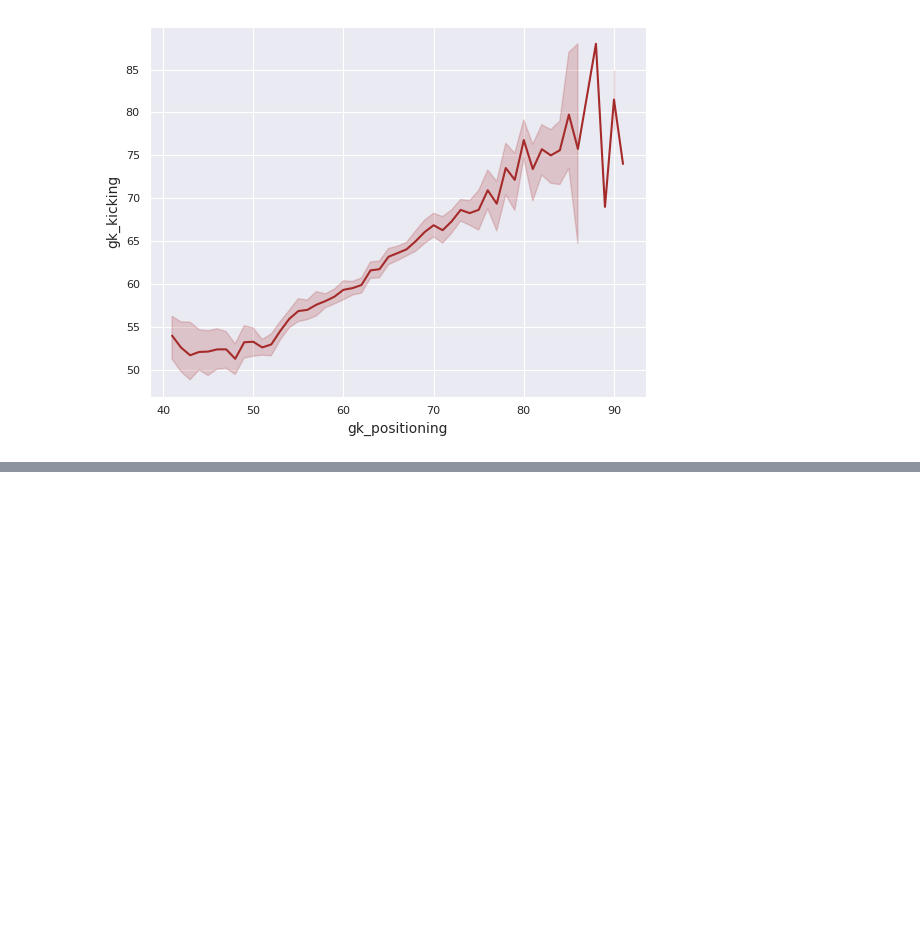
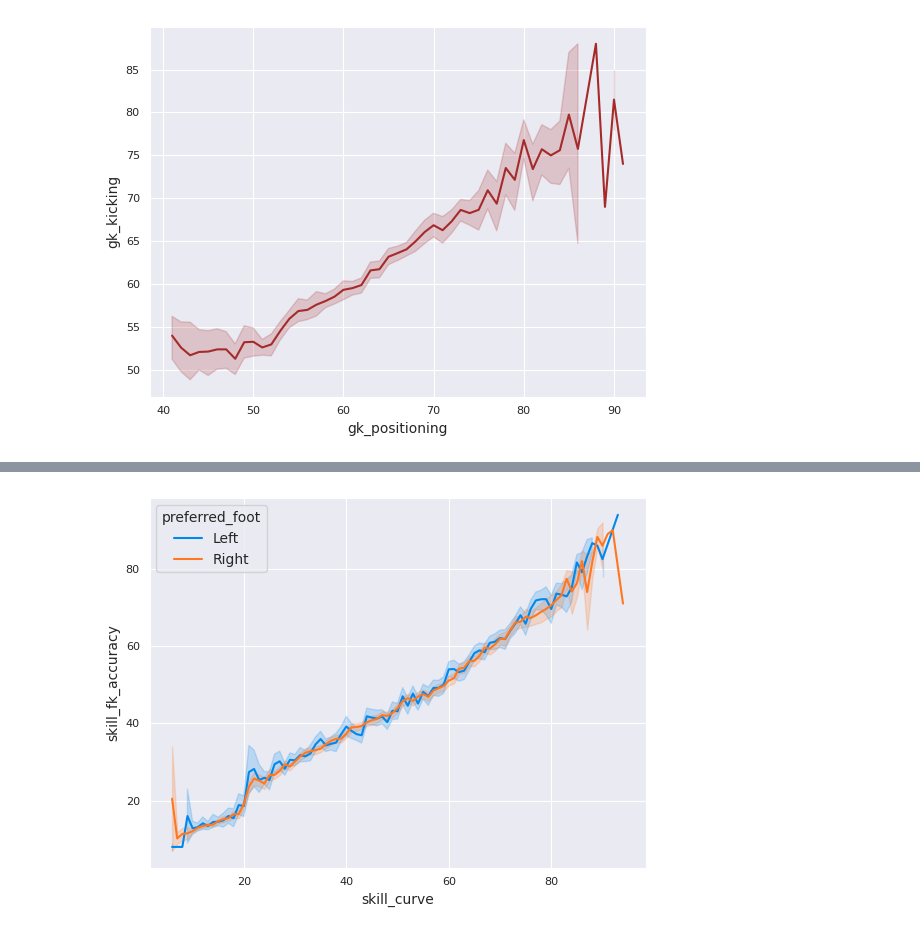
Before and after one commit to shakti57/batch18, a Jupyter notebook: Project_FIFA20.ipynb, the cells around one changed output, grey strips where cells are left out. Drawn from its saved outputs; the diff is of its cells as text; code cells hidden in the pictures; blank space fills up the shorter version.

```diff
--- a/Project_FIFA20.ipynb
+++ b/Project_FIFA20.ipynb
@@ -338,0 +354,5 @@ plt.show()
+# %%
+sns.lineplot(x='skill_curve',y='skill_fk_accuracy',data=data,color='brown',hue='preferred_foot')
+plt.show()
+# %% [output]
+[figure, added]
```
Also changed, not shown: parts of 10 cells of this notebook.
